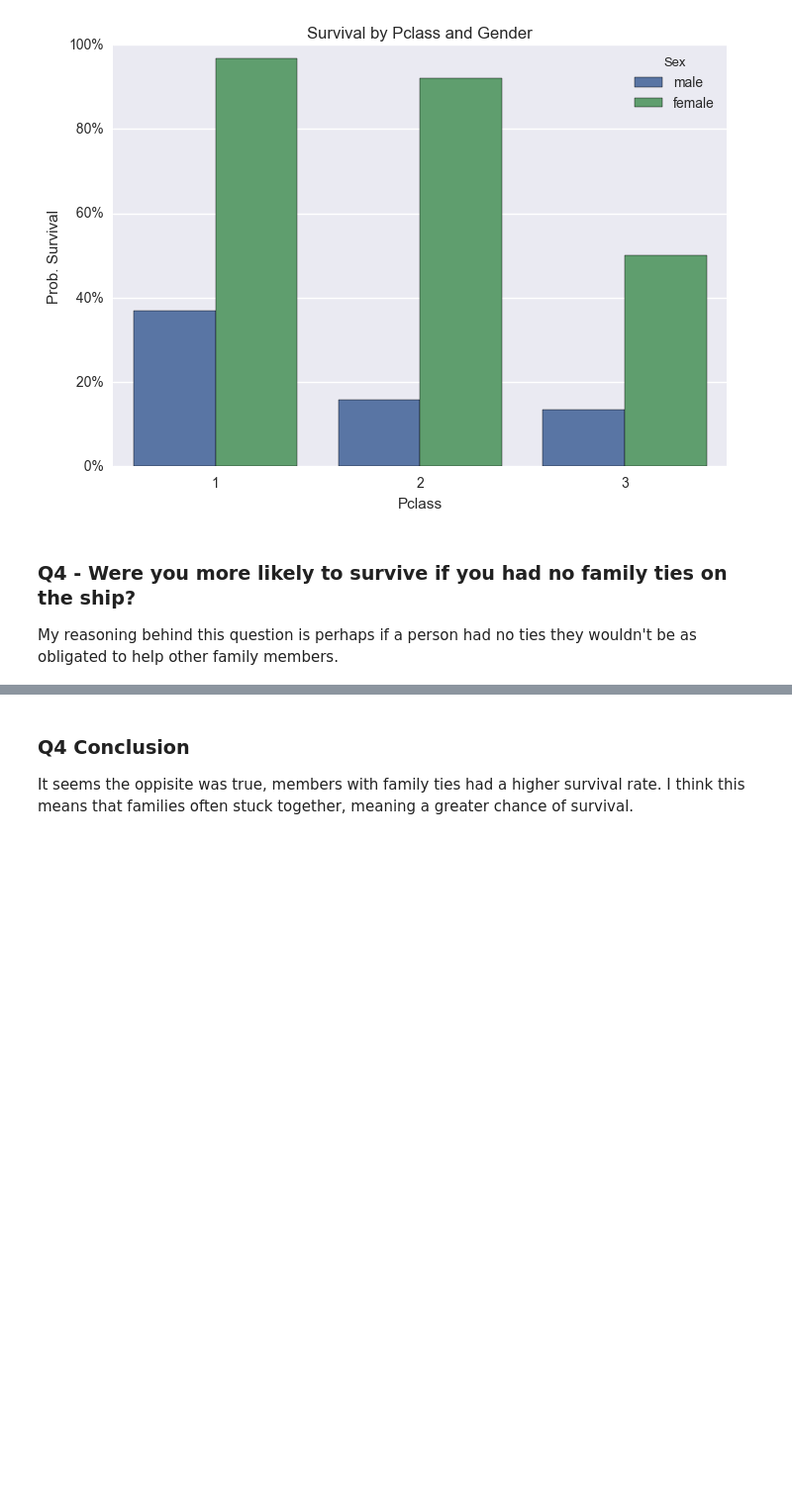
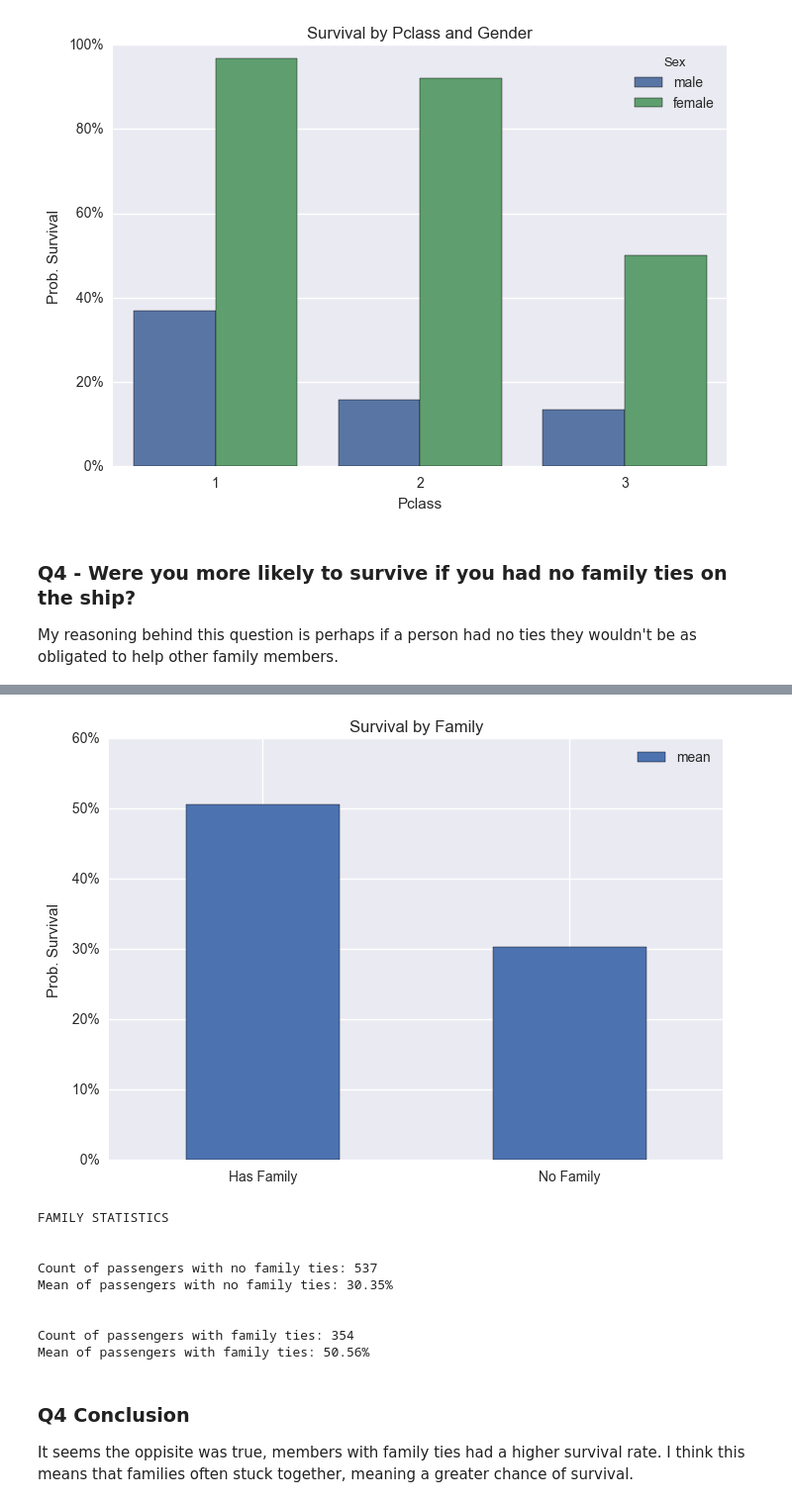
Before and after one commit to GeorgeVince/DAND_Titanic_Investigation, a Jupyter notebook: Titanic_Investigation.ipynb, the cells around one changed output, grey strips where cells are left out. Shown at 99% size. Saved outputs shown, nothing was run; the diff lists cells and outputs as text; code cells hidden in the pictures; blank space fills up the shorter version.

Commit message:
Reformatted final chart

```diff
--- a/Titanic_Investigation.ipynb
+++ b/Titanic_Investigation.ipynb
@@ -76,6 +76,6 @@ Number of duplicate entries:  0
 
 Here I only took the series we were interested in.
 # %%
-titanic_data_trimmed = titanic_data.drop(['PassengerId','Name','Ticket','Cabin','Embarked'], axis=1)
-print titanic_data_trimmed.head(2)
+titanic_data_trimmed = titanic_data.drop(['PassengerId','Name','Ticket','Cabin','Embarked','Fare'], axis=1)
+print titanic_data_trimmed.head()
 # %% [output]
@@ -338,3 +290,52 @@ Mean of passengers with family ties: 50.56%
+# %%
+#Create two data sets, one with family data, the other with no family data
+df = titanic_data_trimmed.drop(['Pclass','Age','Sex'], axis=1)
+
+#Create a list showing whether in family or not
+family = np.where((df['SibSp'] + df['Parch']) >= 1 , 'Has Family', 'No Family')
+#Group data according to in family or not
+grouped = df.groupby(family)['Survived'].agg(['count', 'mean'])
+#plot graph
+ax = grouped['mean'].plot(kind='bar', x='index', y='Survived', legend=True)
+#Format ticks and labels
+vals = ax.get_yticks()
+ax.set_yticklabels(['{:3.0f}%'.format(x*100) for x in vals])
+plt.ylabel('Prob. Survival')
+plt.xticks(rotation=0)
+plt.title('Survival by Family')
+plt.show()
+
+#Statistics
+grouped = grouped.reset_index()
+
+no_family_mean = get_val_by_index(grouped, 'No Family', 'mean')
+no_family_survived = get_val_by_index(grouped, 'No Family', 'count')
+family_survived = get_val_by_index(grouped, 'Has Family', 'count')
+family_mean = get_val_by_index(grouped, 'Has Family', 'mean')
+
+def get_val_by_index(data,index,col):
+    return data[data['index'] == index][col].values.sum()
+
+
+print ""
+print "FAMILY STATISTICS"
+print "\n"
+print "Count of passengers with no family ties: {}".format(no_family_survived)
+print "Mean of passengers with no family ties: {}%".format(round(no_family_mean,4) * 100)
+print "\n"
+print "Count of passengers with family ties: {}".format(family_survived)
+print "Mean of passengers with family ties: {}%".format(round(family_mean,4) * 100)
+# %% [output]
+[figure, added]
+FAMILY STATISTICS
+
+
+Count of passengers with no family ties: 537
+Mean of passengers with no family ties: 30.35%
+
+
+Count of passengers with family ties: 354
+Mean of passengers with family ties: 50.56%
 # %% [markdown]
 <h3> Q4 Conclusion </h3>
 It seems the oppisite was true, members with family ties had a higher survival rate. I think this means that families often stuck together, meaning a greater chance of survival.
```
Also changed, not shown: parts of 2 cells of this notebook.
